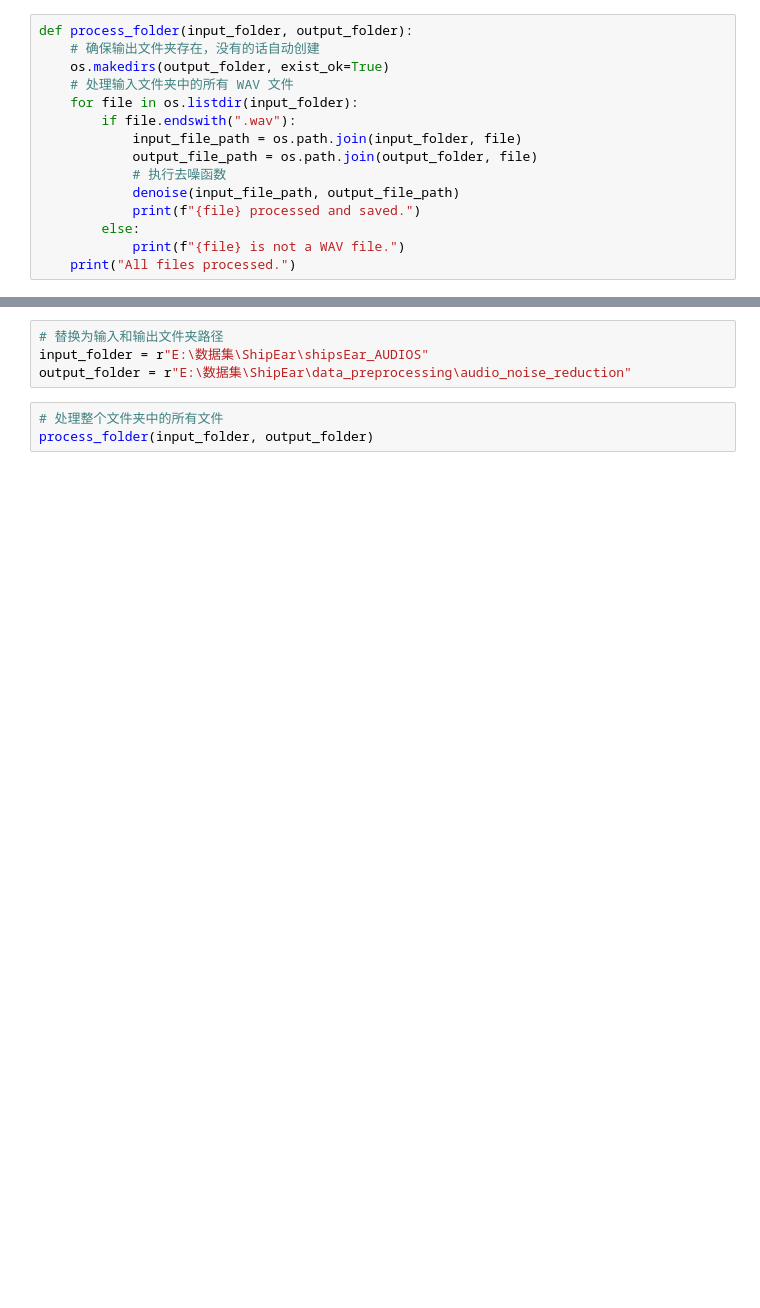
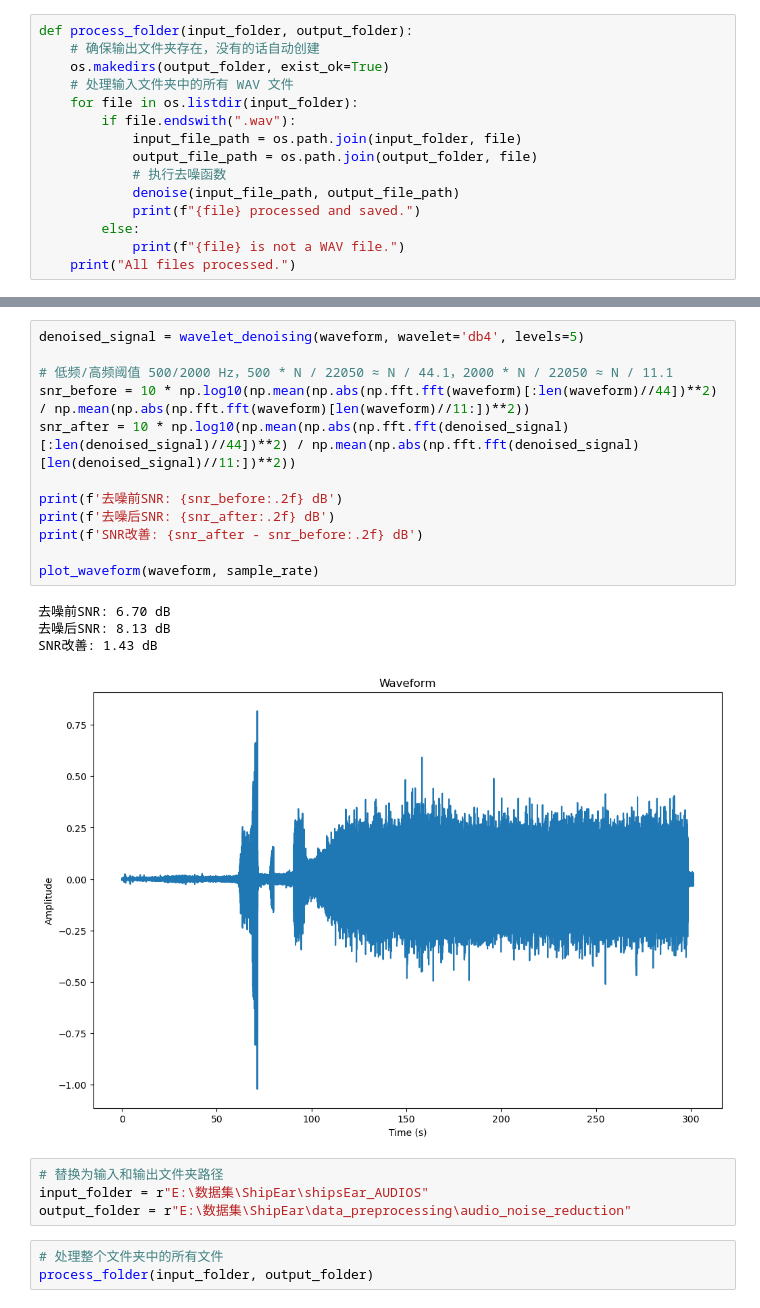
Before and after one commit to YoungBossX/Multi-feature-fusion-model-for-ship-audio, a Jupyter notebook: data_preprocessing/audio_noise_reduction_1.ipynb, the cells around one changed output, grey strips where cells are left out. Drawn from its saved outputs; the diff is of its cells as text; blank space fills up the shorter version.

```diff
--- a/data_preprocessing/audio_noise_reduction_1.ipynb
+++ b/data_preprocessing/audio_noise_reduction_1.ipynb
@@ -29,3 +83,20 @@ def process_folder(input_folder, output_folder):
+# %%
+denoised_signal = wavelet_denoising(waveform, wavelet='db4', levels=5)
+
+# 低频/高频阈值 500/2000 Hz，500 * N / 22050 ≈ N / 44.1，2000 * N / 22050 ≈ N / 11.1
+snr_before = 10 * np.log10(np.mean(np.abs(np.fft.fft(waveform)[:len(waveform)//44])**2) / np.mean(np.abs(np.fft.fft(waveform)[len(waveform)//11:])**2))
+snr_after = 10 * np.log10(np.mean(np.abs(np.fft.fft(denoised_signal)[:len(denoised_signal)//44])**2) / np.mean(np.abs(np.fft.fft(denoised_signal)[len(denoised_signal)//11:])**2))
+
+print(f'去噪前SNR: {snr_before:.2f} dB')
+print(f'去噪后SNR: {snr_after:.2f} dB')
+print(f'SNR改善: {snr_after - snr_before:.2f} dB')
+
+plot_waveform(waveform, sample_rate)
+# %% [output]
+去噪前SNR: 6.70 dB
+去噪后SNR: 8.13 dB
+SNR改善: 1.43 dB
+[figure, added]
 # %%
 # 替换为输入和输出文件夹路径
 input_folder = r"E:\数据集\ShipEar\shipsEar_AUDIOS"
```
Also changed, not shown: parts of 5 cells of this notebook, 1 other file.
